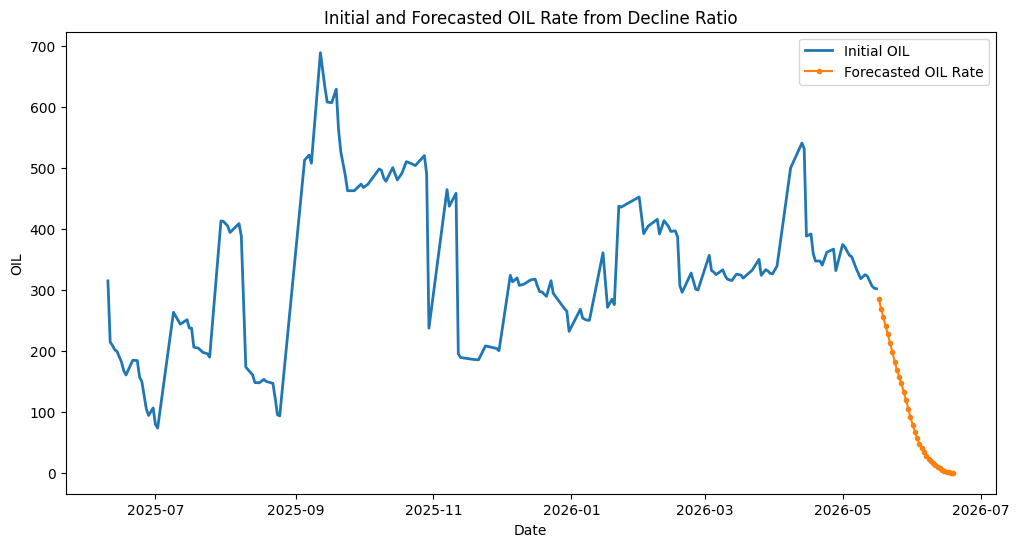
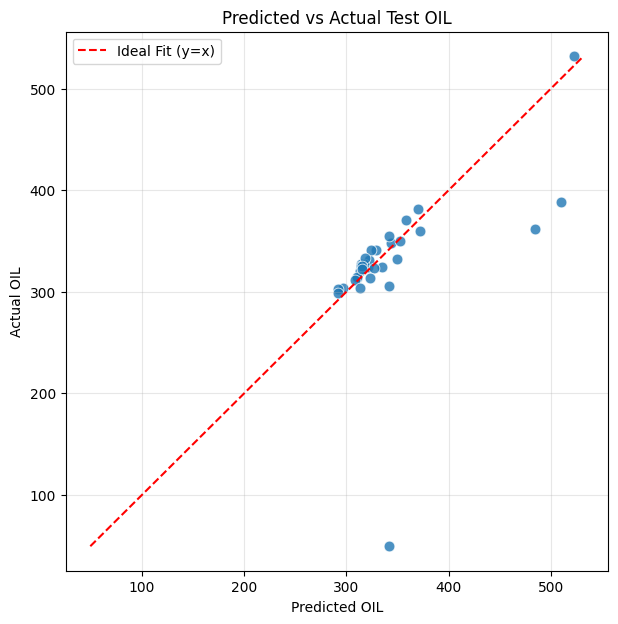
Code edit (unified diff) that turned the first committed figure into the second:
--- before
+++ after
@@ -4,7 +4,9 @@
     df = load_data(path)
     df['LN_OIL'] = np.log(df['OIL'])
-    df['DEC_RATIO'] = np.log(df['OIL'].shift(-1) / df['OIL'])
+    df['OIL_NEXT'] = df['OIL'].shift(-1)
+    df['NEXT_TEST_DATE'] = df['TEST_DATE'].shift(-1)
+    df['DEC_RATIO'] = np.log(df['OIL_NEXT'] / df['OIL'])
     df.loc[df['DEC_RATIO'] > 0, 'DEC_RATIO'] = np.nan
-    df = df.dropna(subset=['DEC_RATIO']).reset_index(drop=True)
+    df = df.dropna(subset=['DEC_RATIO', 'OIL_NEXT', 'NEXT_TEST_DATE']).reset_index(drop=True)
 
     # Split data with 80% for training and 20% for testing
@@ -19,5 +21,9 @@
 
     train_mask = target_indices < train_size
+    test_mask = ~train_mask
+
     X_train, y_train = X_all[train_mask], y_all[train_mask]
+    X_test = X_all[test_mask]
+    test_target_indices = target_indices[test_mask]
 
     # Train with time-series CV using randomized hyperparameter search.
@@ -60,4 +66,32 @@
         model.fit(X_train, y_train)
 
+    # Predict test decline ratio, then convert to new OIL: q(t+1)=q(t)*exp(predicted_decline_ratio).
+    predicted_test_dec_ratio = model.predict(X_test)
+    oil_at_t = df['OIL'].iloc[test_target_indices].to_numpy()
+    predicted_test_oil = oil_at_t * np.exp(predicted_test_dec_ratio)
+    actual_test_oil = df['OIL_NEXT'].iloc[test_target_indices].to_numpy()
+    test_dates = df['NEXT_TEST_DATE'].iloc[test_target_indices].to_numpy()
+
+    # Evaluate predictive performance on test OIL values.
+    test_mse = mean_squared_error(actual_test_oil, predicted_test_oil)
+    test_rmse = np.sqrt(test_mse)
+    test_r2 = r2_score(actual_test_oil, predicted_test_oil)
+    print(f"Test OIL MSE : {test_mse:.4f}")
+    print(f"Test OIL RMSE: {test_rmse:.4f}")
+    print(f"Test OIL R2  : {test_r2:.4f}")
+
+    # Scatter plot: Predicted OIL vs Actual OIL on test set.
+    plt.figure(figsize=(7, 7))
+    sns.scatterplot(x=predicted_test_oil, y=actual_test_oil, s=60, alpha=0.8)
+    min_oil = min(predicted_test_oil.min(), actual_test_oil.min())
+    max_oil = max(predicted_test_oil.max(), actual_test_oil.max())
+    plt.plot([min_oil, max_oil], [min_oil, max_oil], 'r--', linewidth=1.5, label='Ideal Fit (y=x)')
+    plt.title("Predicted vs Actual Test OIL")
+    plt.xlabel("Predicted OIL")
+    plt.ylabel("Actual OIL")
+    plt.legend()
+    plt.grid(alpha=0.3)
+    plt.show()
+
     # Recursive forecasting in decline-ratio space; convert predicted decline ratio to OIL rate.
     future_oil_predictions = []
@@ -91,10 +125,13 @@
         history_ln.append(np.log(q_t))
 
-    # Plot initial data and the forecasted rate.
+    # Single combined plot: historical OIL, test actual/predicted OIL, and future forecast.
     plt.figure(figsize=(12, 6))
     plt.plot(df["TEST_DATE"], df["OIL"], label="Initial OIL", linewidth=2)
+    if len(test_dates) > 0:
+        plt.plot(test_dates, actual_test_oil, label="Test OIL (Actual)", linewidth=2)
+        plt.plot(test_dates, predicted_test_oil, label="Test OIL (Predicted)", linewidth=2, linestyle='--')
     if len(future_oil_predictions) > 0:
         plt.plot(future_dates, future_oil_predictions, label="Forecasted OIL Rate", marker='o', markersize=3)
-    plt.title("Initial and Forecasted OIL Rate from Decline Ratio")
+    plt.title("Initial, Test Overlay, and Forecasted OIL Rate")
     plt.xlabel("Date")
     plt.ylabel("OIL")

Commit: Adding features on the latest notebook